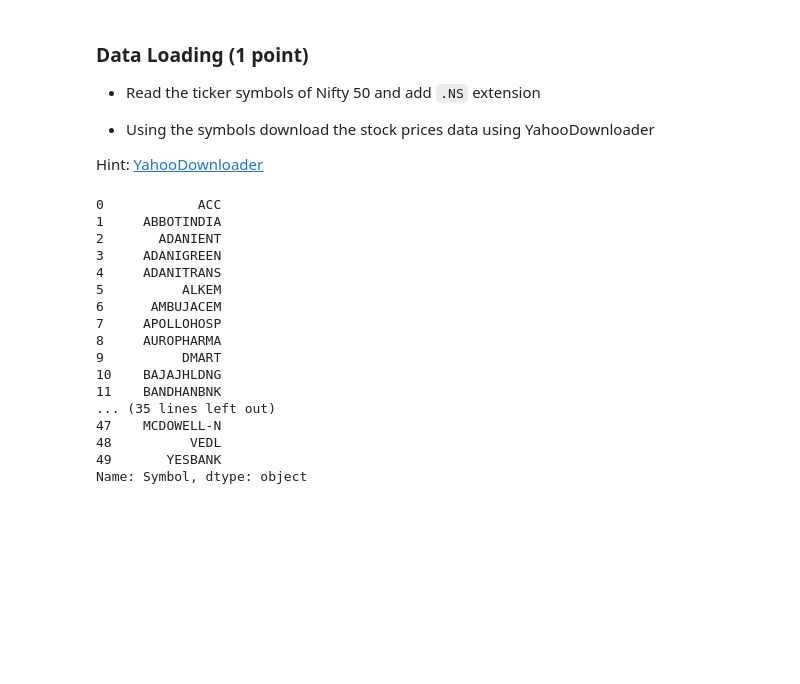
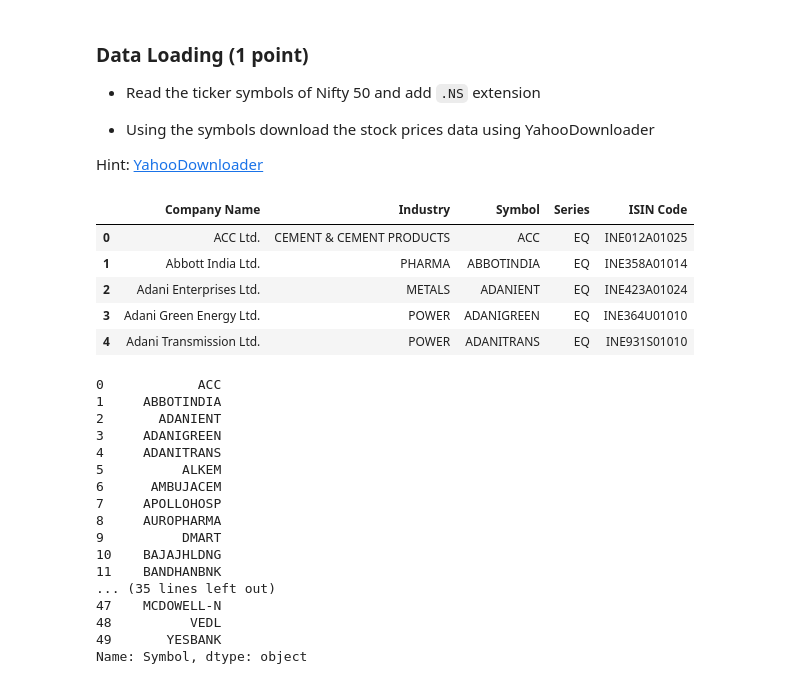
Before and after one commit to srilav/neuralnetwork, a Jupyter notebook: M4_MP5_NB_Stock_Trading_using_DRL.ipynb, the cells around one changed output. Saved outputs shown, nothing was run; the diff lists cells and outputs as text; code cells hidden in the pictures; blank space fills up the shorter version.

```diff
--- a/M4_MP5_NB_Stock_Trading_using_DRL.ipynb
+++ b/M4_MP5_NB_Stock_Trading_using_DRL.ipynb
@@ -109,6 +109,15 @@ path = "/content/nifty50list.csv"
 # YOUR CODE HERE
 # %%
 DOW_50_TICKER = pd.read_csv(path)
+# %%
+DOW_50_TICKER.head()
+# %% [output]
+|  | Company Name | Industry | Symbol | Series | ISIN Code |
+| 0 | ACC Ltd. | CEMENT & CEMENT PRODUCTS | ACC | EQ | INE012A01025 |
+| 1 | Abbott India Ltd. | PHARMA | ABBOTINDIA | EQ | INE358A01014 |
+| 2 | Adani Enterprises Ltd. | METALS | ADANIENT | EQ | INE423A01024 |
+| 3 | Adani Green Energy Ltd. | POWER | ADANIGREEN | EQ | INE364U01010 |
+| 4 | Adani Transmission Ltd. | POWER | ADANITRANS | EQ | INE931S01010 |
 # %%
 DOW_50_TICKER.Symbol
 # %% [output]
```
Also changed, not shown: parts of 26 cells of this notebook.
